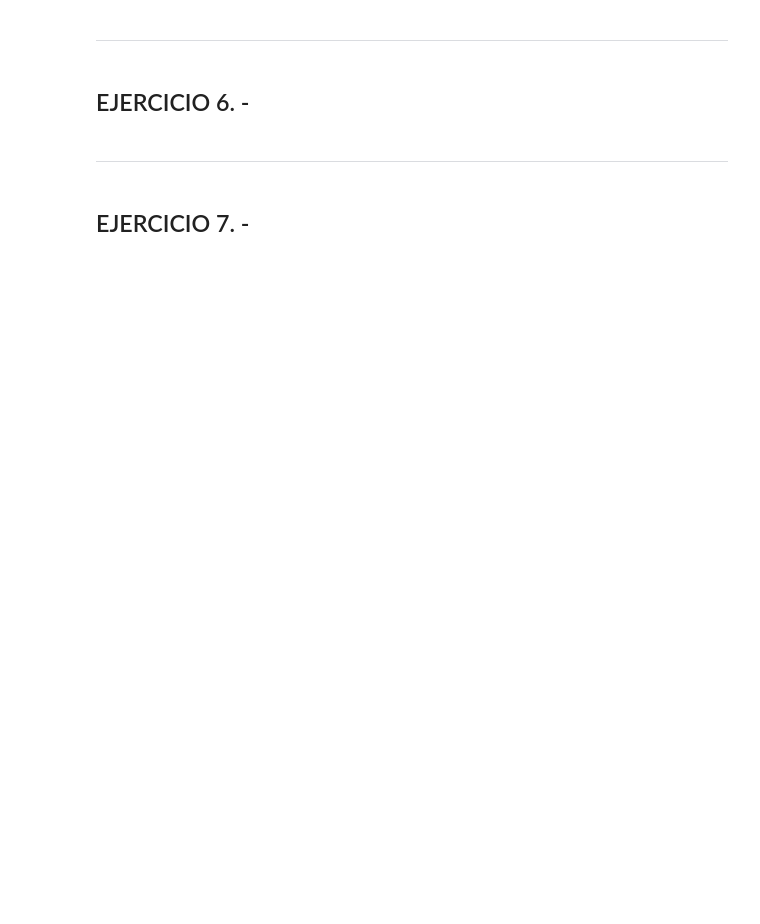
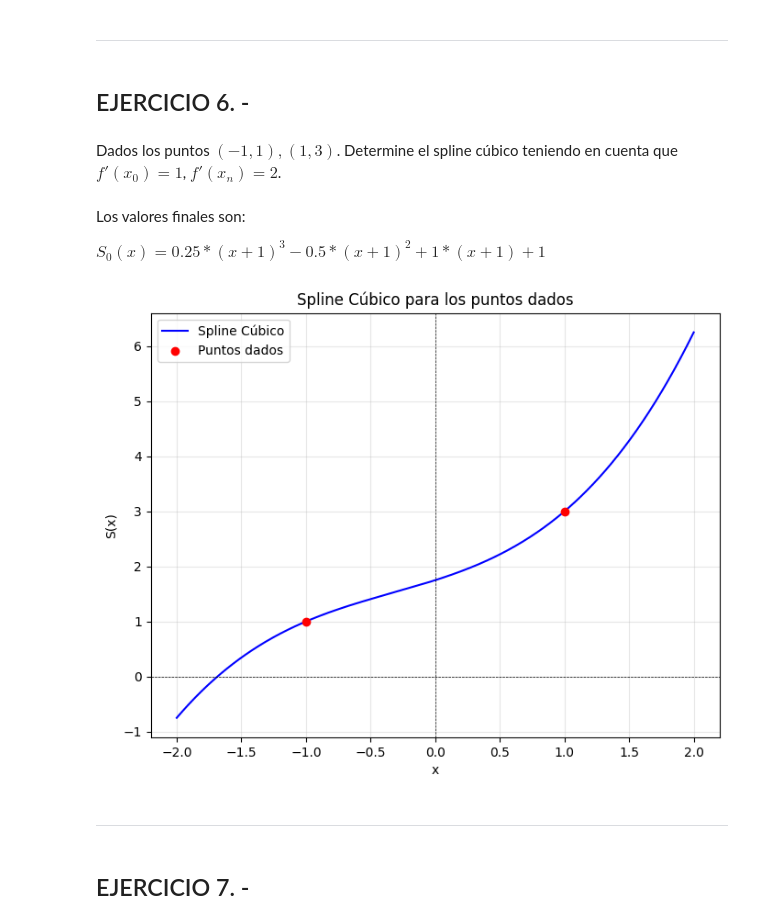
Before and after one commit to freddy1604/RepositorioDeMetodosNumericos, a Jupyter notebook: Corrección del Examen/Correccion.ipynb, the cells around one changed output. Saved outputs shown, nothing was run; the diff lists cells and outputs as text; code cells hidden in the pictures; blank space fills up the shorter version.

```diff
--- a/Corrección del Examen/Correccion.ipynb
+++ b/Corrección del Examen/Correccion.ipynb
@@ -173,6 +480,42 @@ El Método B tiene un error relativo menor.
 -----
 # %% [markdown]
 ## EJERCICIO 6. -
+# %% [markdown]
+Dados los puntos $(-1,1),(1,3)$. Determine el spline cúbico teniendo en cuenta que $f'(x_0)=1$, $f'(x_n)=2$.
+# %% [markdown]
+Los valores finales son:
+
+$S_0(x)= 0.25 *(x+1)^3-0.5*(x+1)^2+1*(x+1)+1$
+# %%
+import numpy as np
+import matplotlib.pyplot as plt
+# Definición del spline cúbico
+def spline_cubico(x):
+    """
+    Calcula el valor del spline cúbico en el punto x.
+    S(x) = 0.25 * (x + 1)^3 - 0.5 * (x + 1)^2 + 1 * (x + 1) + 1
+    """
+    return 0.25 * (x + 1)**3 - 0.5 * (x + 1)**2 + 1 * (x + 1) + 1
+# Puntos dados
+x_points = [-1, 1]
+y_points = [1, 3]
+# Valores de x para graficar
+x_plot = np.linspace(-2, 2, 500)
+y_plot = spline_cubico(x_plot)
+# Crear la gráfica
+plt.figure(figsize=(8, 6))
+plt.plot(x_plot, y_plot, label="Spline Cúbico", color="blue")
+plt.scatter(x_points, y_points, color="red", label="Puntos dados", zorder=5)
+plt.title("Spline Cúbico para los puntos dados")
+plt.xlabel("x")
+plt.ylabel("S(x)")
+plt.axhline(0, color="black", linewidth=0.5, linestyle="--")
+plt.axvline(0, color="black", linewidth=0.5, linestyle="--")
+plt.legend()
+plt.grid(alpha=0.3)
+plt.show()
+# %% [output]
+[figure, added]
 # %% [markdown]
 ----
 # %% [markdown]
```
Also changed, not shown: parts of 24 cells of this notebook, 1 other file.
